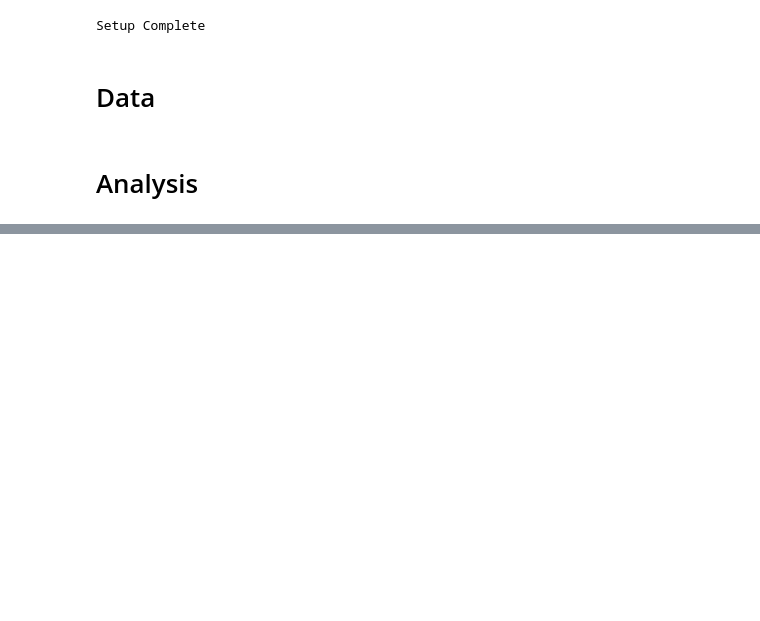
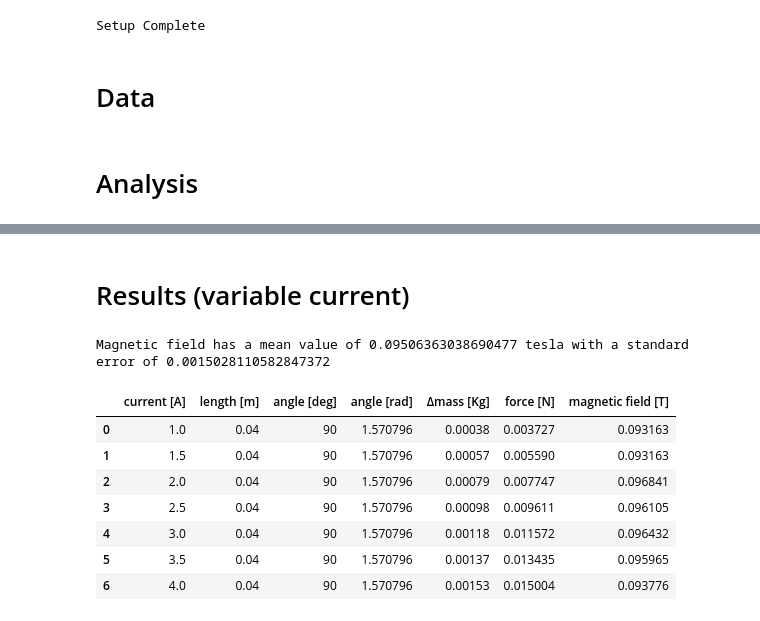
Before and after one commit to Fylls/electromagnetism-experiment, a Jupyter notebook: analysis2.ipynb, the cells around one changed output, grey strips where cells are left out. Saved outputs shown, nothing was run; the diff lists cells and outputs as text; code cells hidden in the pictures; blank space fills up the shorter version.

```diff
--- a/analysis2.ipynb
+++ b/analysis2.ipynb
@@ -140,0 +94,14 @@ Magnetic Field has a mean value of 0.09488841898148148 tesla with a std. error o
+# %% [markdown]
+ # Results (variable current)
+# %%
+analysis(mass2, current2, length2, angle2)
+# %% [output]
+Magnetic field has a mean value of 0.09506363038690477 tesla with a standard error of 0.0015028110582847372
+|  | current [A] | length [m] | angle [deg] | angle [rad] | Δmass [Kg] | force [N] | magnetic field [T] |
+| 0 | 1.0 | 0.04 | 90 | 1.570796 | 0.00038 | 0.003727 | 0.093163 |
+| 1 | 1.5 | 0.04 | 90 | 1.570796 | 0.00057 | 0.005590 | 0.093163 |
+| 2 | 2.0 | 0.04 | 90 | 1.570796 | 0.00079 | 0.007747 | 0.096841 |
+| 3 | 2.5 | 0.04 | 90 | 1.570796 | 0.00098 | 0.009611 | 0.096105 |
+| 4 | 3.0 | 0.04 | 90 | 1.570796 | 0.00118 | 0.011572 | 0.096432 |
+| 5 | 3.5 | 0.04 | 90 | 1.570796 | 0.00137 | 0.013435 | 0.095965 |
+| 6 | 4.0 | 0.04 | 90 | 1.570796 | 0.00153 | 0.015004 | 0.093776 |
```
Also changed, not shown: parts of 13 cells of this notebook, 1 other file.
